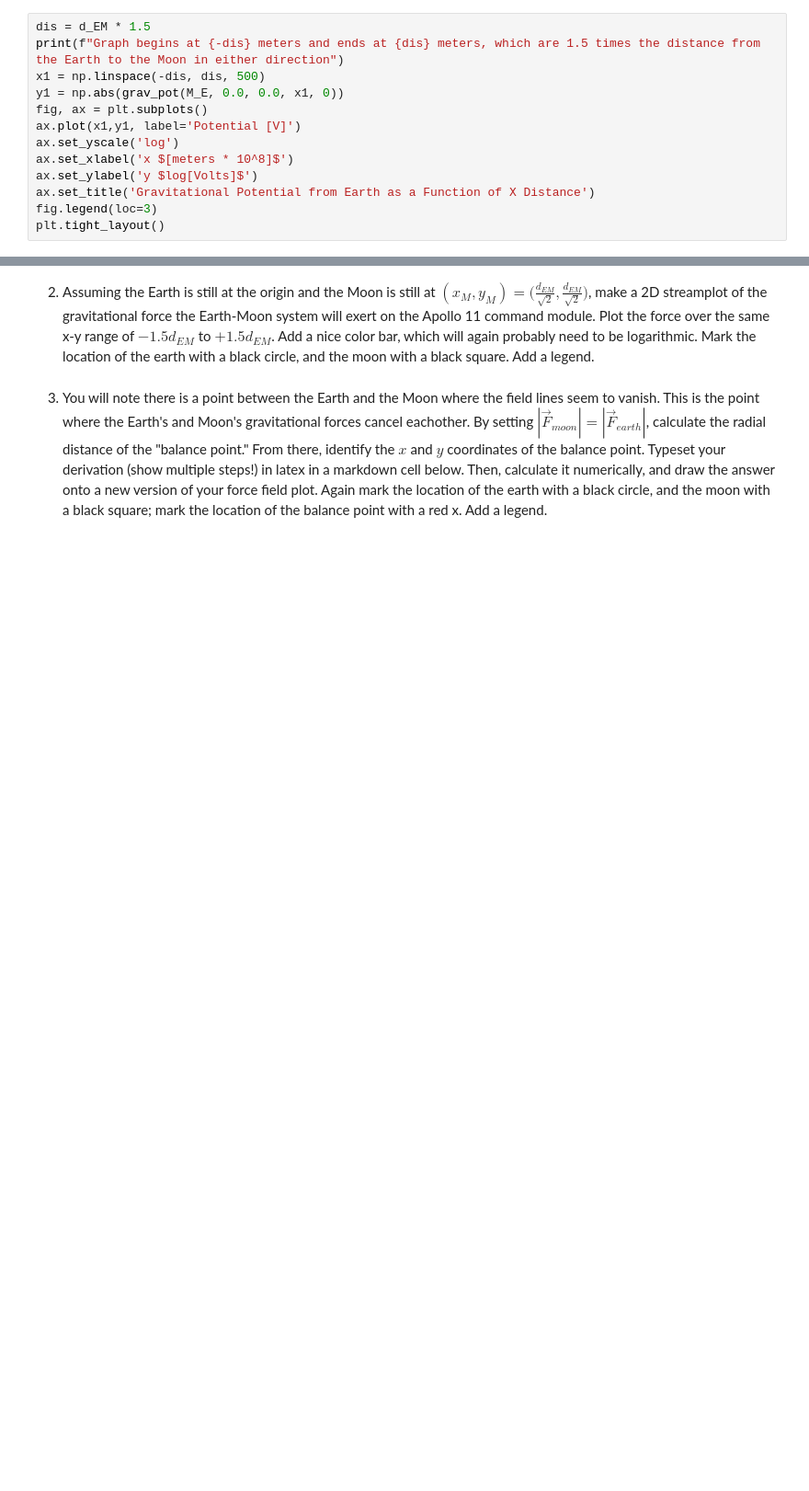
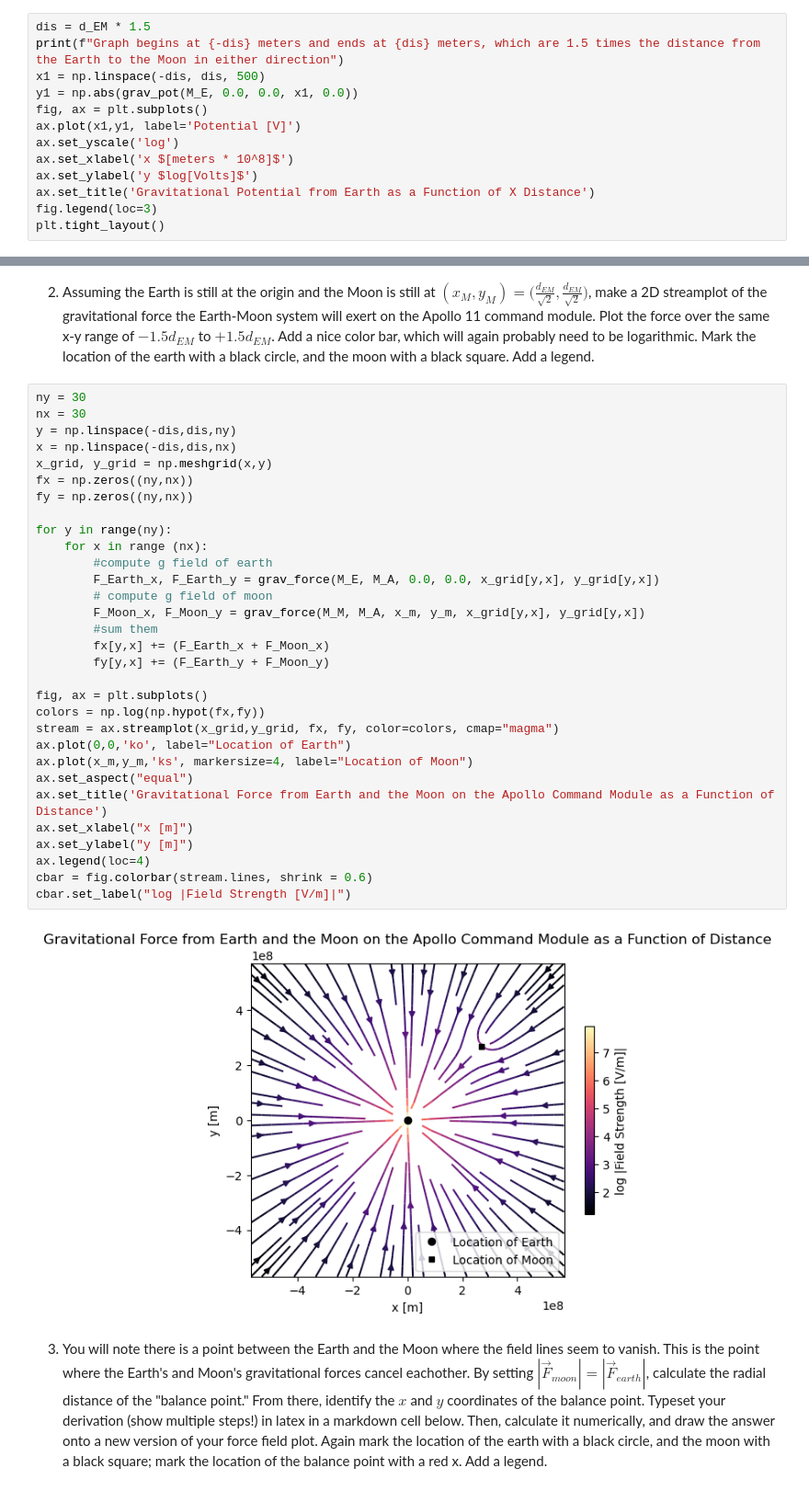
Before and after one commit to gaurivaliyodiyil/PHYS265-spring26, a Jupyter notebook: Lab1/lab1.ipynb, the cells around one changed output, grey strips where cells are left out. Shown at 92% size. Drawn from its saved outputs; the diff is of its cells as text; blank space fills up the shorter version.

```diff
--- a/Lab1/lab1.ipynb
+++ b/Lab1/lab1.ipynb
@@ -117,7 +120,7 @@ Plot out to $1.5\times$ the distance from the Earth to the Moon. Because the pot
 dis = d_EM * 1.5
 print(f"Graph begins at {-dis} meters and ends at {dis} meters, which are 1.5 times the distance from the Earth to the Moon in either direction")
 x1 = np.linspace(-dis, dis, 500)
-y1 = np.abs(grav_pot(M_E, 0.0, 0.0, x1, 0))
+y1 = np.abs(grav_pot(M_E, 0.0, 0.0, x1, 0.0))
 fig, ax = plt.subplots()
 ax.plot(x1,y1, label='Potential [V]')
 ax.set_yscale('log')
@@ -228,6 +286,39 @@ Plot the force over the same x-y range of $-1.5 d_{EM}$ to $+1.5 d_{EM}$.
 Add a nice color bar, which will again probably need to be logarithmic.
 Mark the location of the earth with a black circle, and the moon with a black square.
 Add a legend.
+# %%
+ny = 30
+nx = 30
+y = np.linspace(-dis,dis,ny)
+x = np.linspace(-dis,dis,nx)
+x_grid, y_grid = np.meshgrid(x,y)
+fx = np.zeros((ny,nx))
+fy = np.zeros((ny,nx))
+
+for y in range(ny):
+    for x in range (nx):
+        #compute g field of earth
+        F_Earth_x, F_Earth_y = grav_force(M_E, M_A, 0.0, 0.0, x_grid[y,x], y_grid[y,x])
+        # compute g field of moon
+        F_Moon_x, F_Moon_y = grav_force(M_M, M_A, x_m, y_m, x_grid[y,x], y_grid[y,x])
+        #sum them
+        fx[y,x] += (F_Earth_x + F_Moon_x)
+        fy[y,x] += (F_Earth_y + F_Moon_y)
+
+fig, ax = plt.subplots()
+colors = np.log(np.hypot(fx,fy))
+stream = ax.streamplot(x_grid,y_grid, fx, fy, color=colors, cmap="magma")
+ax.plot(0,0,'ko', label="Location of Earth")
+ax.plot(x_m,y_m,'ks', markersize=4, label="Location of Moon")
+ax.set_aspect("equal")
+ax.set_title('Gravitational Force from Earth and the Moon on the Apollo Command Module as a Function of Distance')
+ax.set_xlabel("x [m]")
+ax.set_ylabel("y [m]")
+ax.legend(loc=4)
+cbar = fig.colorbar(stream.lines, shrink = 0.6)
+cbar.set_label("log |Field Strength [V/m]|")
+# %% [output]
+[figure, added]
 # %% [markdown]
 3. You will note there is a point between the Earth and the Moon where the field lines seem to vanish. This is the point where the Earth's and Moon's gravitational forces cancel eachother. By setting $|\vec{F}_{moon}| = |\vec{F}_{earth}|$, calculate the radial distance of the "balance point." From there, identify the $x$ and $y$ coordinates of the balance point. Typeset your derivation (show multiple steps!) in latex in a markdown cell below. Then, calculate it numerically, and draw the answer onto a new version of your force field plot. Again mark the location of the earth with a black circle, and the moon with a black square; mark the location of the balance point with a red x. Add a legend.
 # %% [markdown]
```
Also changed, not shown: parts of 12 cells of this notebook, 1 other file.
